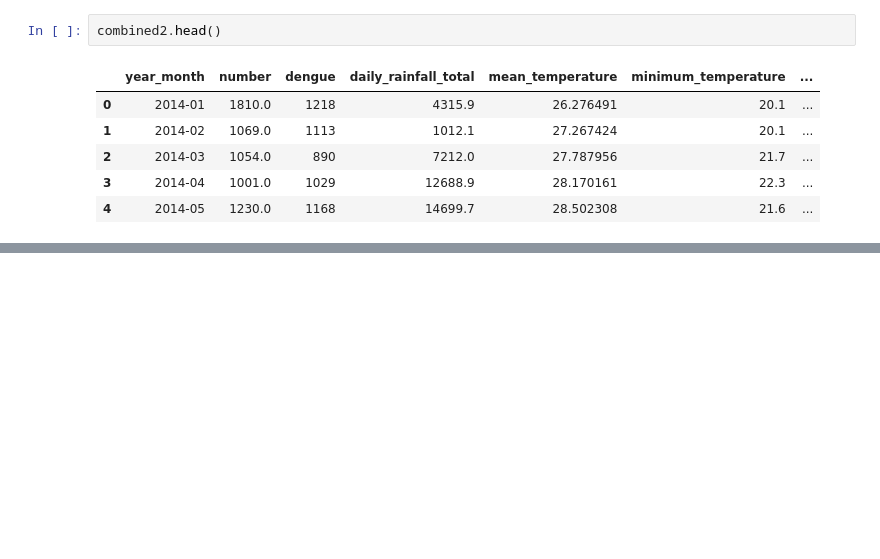
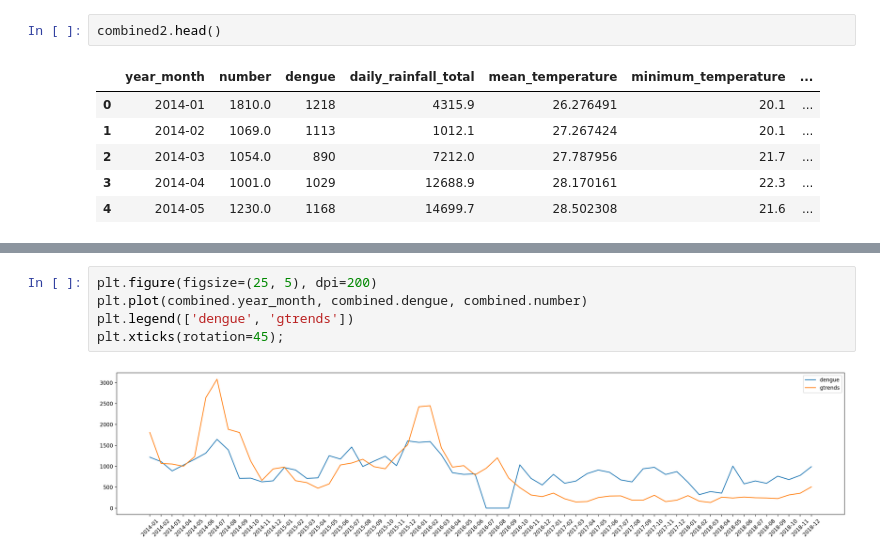
Before and after one commit to garyfoohw/GA_DSIF_Dengue, a Jupyter notebook: src/02_EDA_Anni.ipynb, the cells around one changed output, grey strips where cells are left out. Cells and saved outputs as stored; diff of their text form; blank space fills up the shorter version.

```diff
--- a/src/02_EDA_Anni.ipynb
+++ b/src/02_EDA_Anni.ipynb
@@ -838,0 +851,7 @@ plt.xticks(rotation=45);
+# %%
+plt.figure(figsize=(25, 5), dpi=200)
+plt.plot(combined.year_month, combined.dengue, combined.number)
+plt.legend(['dengue', 'gtrends'])
+plt.xticks(rotation=45);
+# %% [output]
+[figure, added]
```
Also changed, not shown: parts of 4 cells of this notebook.
